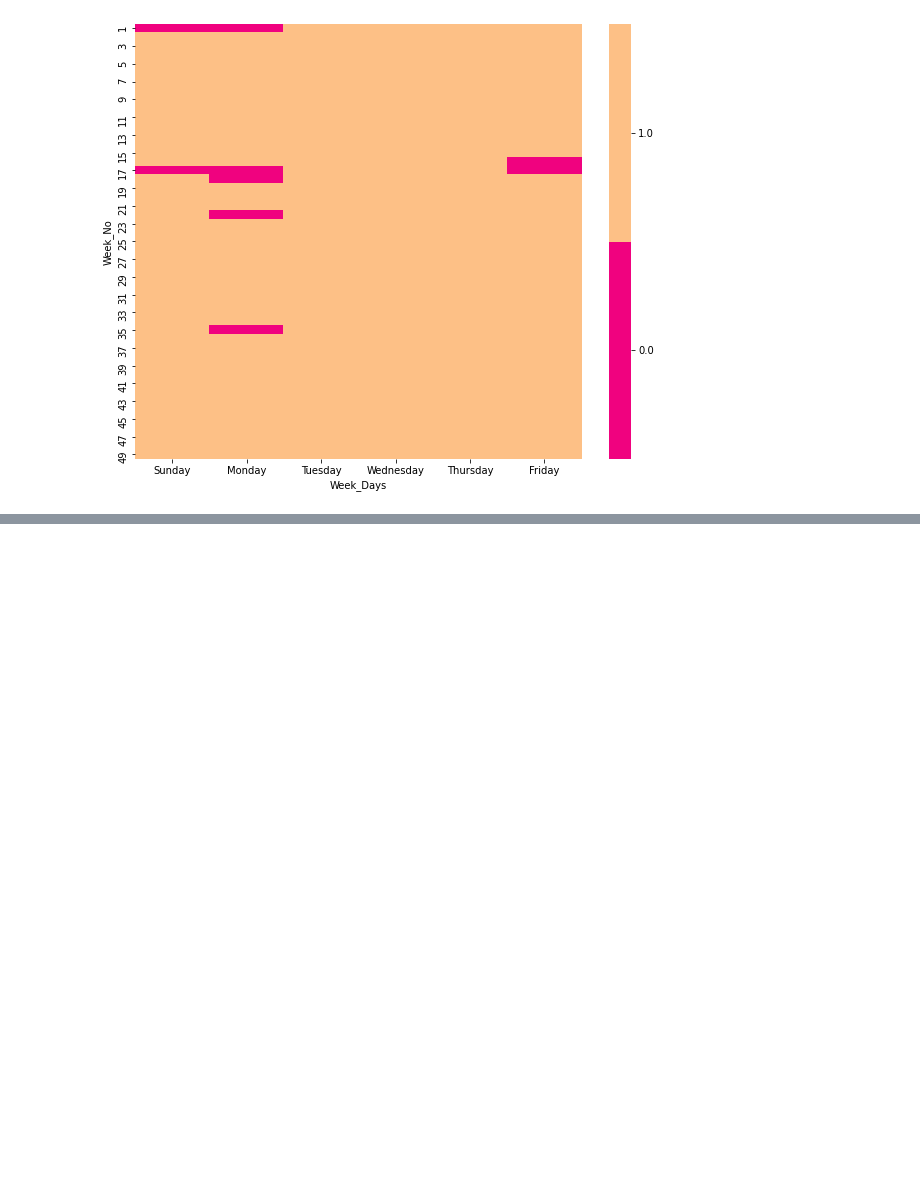
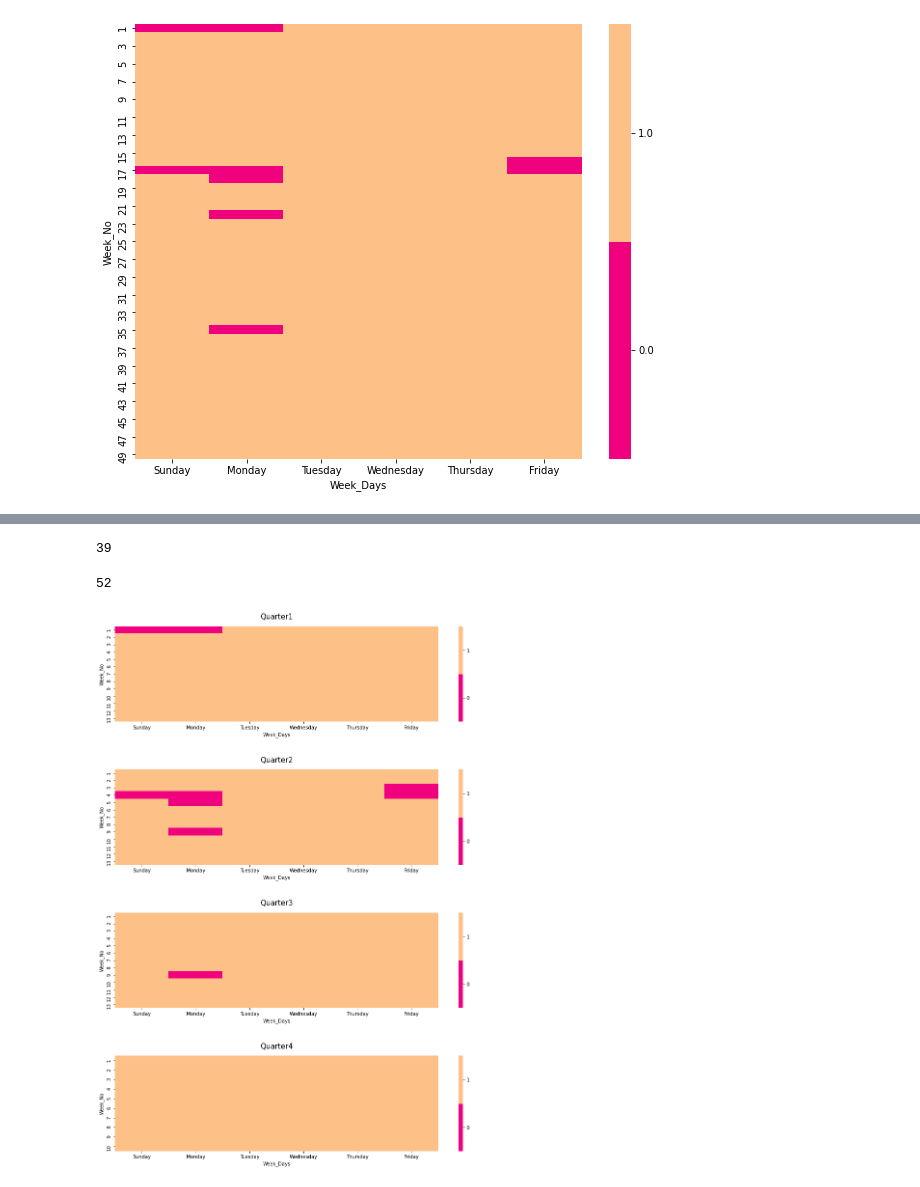
Before and after one commit to rajivsam/cmi_count_data_modeling, a Jupyter notebook: notebooks/week_3.ipynb, the cells around one changed output, grey strips where cells are left out. Cells and saved outputs as stored; diff of their text form; code cells hidden in the pictures; blank space fills up the shorter version.

Commit message:
Code containing week 3 task 1 and quarterly heatmap

```diff
--- a/notebooks/week_3.ipynb
+++ b/notebooks/week_3.ipynb
@@ -701,6 +705,8 @@ RdfW
 | 341 | 2011-12-08 | 1.0 | Thursday | 49 |
 | 342 | 2011-12-09 | 1.0 | Friday | 49 |
 342 rows × 4 columns
+# %%
+RdfW1=RdfW.copy()
 # %%
 RdfW.drop(['Day'],inplace=True,axis=1)
 # %%
@@ -769,0 +819,51 @@ plt.show()
+# %%
+#finding the week number of the last day of the 3rd quarter
+(datetime.date(2011, 9, 30)+datetime.timedelta(days=1)).isocalendar()[1]
+# %% [output]
+39
+# %%
+RdfWQ3=RdfW1[RdfW1['Week_No'].isin(list(range(27,40)))]
+RdfWQ3['Week_No']=RdfWQ3['Week_No']-26
+RdfWQ3.drop(['Day'],inplace=True,axis=1)
+RdfWQ3=RdfWQ3.pivot(index='Week_No',columns ='Week_Days',values='Availability')
+RdfWQ3.reset_index(level=0,inplace=True)
+RdfWQ3.drop(['Saturday'],inplace=True,axis=1)
+RdfWQ3=RdfWQ3[['Week_No','Sunday','Monday','Tuesday','Wednesday','Thursday','Friday']]
+RdfWQ3.set_index('Week_No',inplace=True)
+# %%
+#finding the week number of the last day of the 4th quarter
+(datetime.date(2011, 12, 31)+datetime.timedelta(days=1)).isocalendar()[1]
+# %% [output]
+52
+# %%
+RdfWQ4=RdfW1[RdfW1['Week_No'].isin(list(range(40,53)))]
+RdfWQ4['Week_No']=RdfWQ4['Week_No']-39
+RdfWQ4.drop(['Day'],inplace=True,axis=1)
+RdfWQ4=RdfWQ4.pivot(index='Week_No',columns ='Week_Days',values='Availability')
+RdfWQ4.reset_index(level=0,inplace=True)
+RdfWQ4.drop(['Saturday'],inplace=True,axis=1)
+RdfWQ4=RdfWQ4[['Week_No','Sunday','Monday','Tuesday','Wednesday','Thursday','Friday']]
+RdfWQ4.set_index('Week_No',inplace=True)
+# %%
+def heatmap_plot(df,x):
+  cmap = sns.color_palette("Accent_r", 2)
+  f=sns.heatmap(data=df, ax=axes[x], cmap = cmap, vmin=0, vmax=1)
+  colorbar = axes[x].collections[0].colorbar
+  r = colorbar.vmax - colorbar.vmin
+  colorbar.set_ticks([colorbar.vmin + r / n * (0.5 + i) for i in range(n)])
+  colorbar.set_ticklabels([0,1])
+  return f
+# %%
+fig,axes=plt.subplots(4,1,figsize=(15,20))
+plt.subplots_adjust(hspace=0.5)
+axes[0].set_title("Quarter1",fontsize=15,pad=15)
+heatmap_plot(RdfWQ1,0)
+axes[1].set_title("Quarter2",fontsize=15,pad=15)
+heatmap_plot(RdfWQ2,1)
+axes[2].set_title("Quarter3",fontsize=15,pad=15)
+heatmap_plot(RdfWQ3,2)
+axes[3].set_title("Quarter4",fontsize=15,pad=15)
+heatmap_plot(RdfWQ4,3)
+plt.show()
+# %% [output]
+[figure, added]
```
Also changed, not shown: parts of 8 cells of this notebook.
